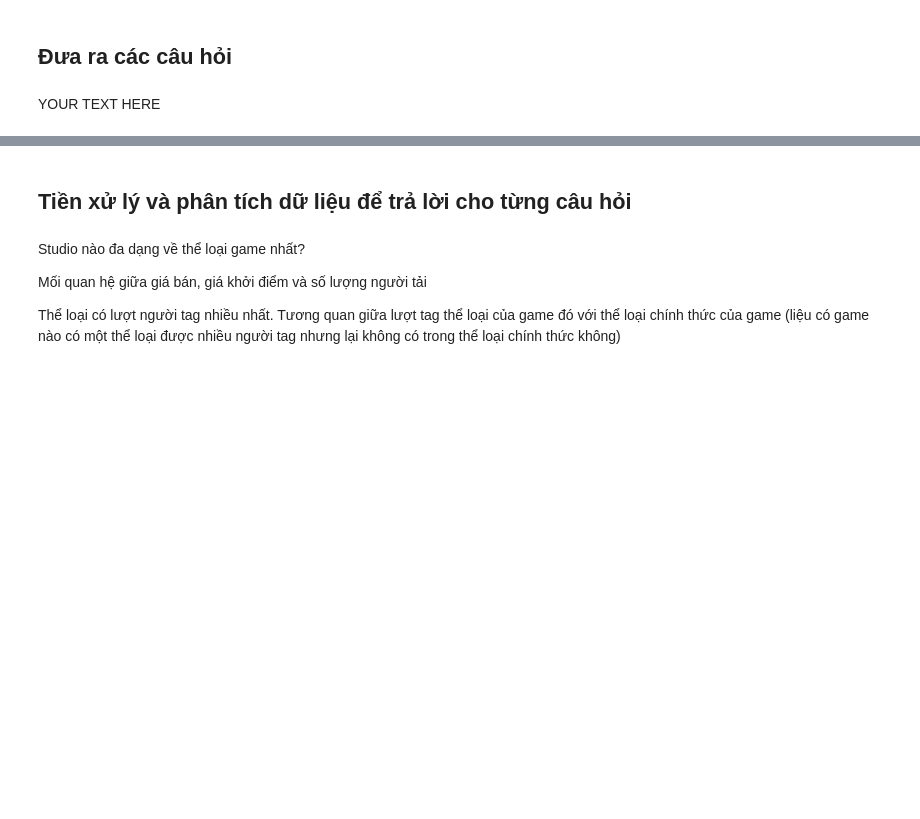
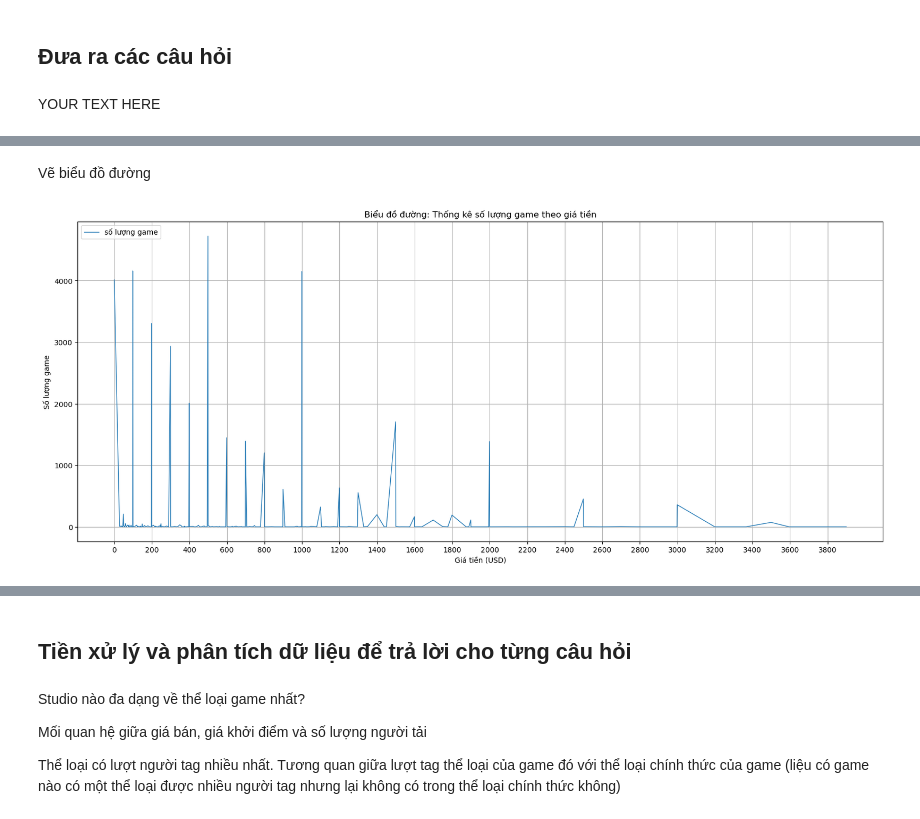
Before and after one commit to Phlinh29102/GR09-LTKHDL, a Jupyter notebook: source.ipynb, the cells around one changed output, grey strips where cells are left out. Cells and saved outputs as stored; diff of their text form; code cells hidden in the pictures; blank space fills up the shorter version.

```diff
--- a/source.ipynb
+++ b/source.ipynb
@@ -500,0 +565,12 @@ YOUR TEXT HERE
+# %%
+def q1(x):
+    return x.quantile(0.25)
+def interval_zone(col):
+    return tuple(np.round([col.mean()-3*col.std(),col.mean()+3*col.std()],1))
+def mode(col):
+    return pd.Series.mode(col)[0]
+# 90th Percentile
+def q3(x):
+    return x.quantile(0.75)
+info_price=low_owner.Price.agg(['min','max','mean',mode,'median','std', q1,q3,interval_zone])
+info_price
@@ -500,0 +600,3 @@ YOUR TEXT HERE
+# %%
+upper_interval=int(info_price.iloc[8][1])
+upper_interval
@@ -500,0 +605,2 @@ YOUR TEXT HERE
+# %%
+low_owner_plot=low_owner[low_owner.Price<=upper_interval]
@@ -500,0 +609,3 @@ YOUR TEXT HERE
+# %%
+price_low_owner=low_owner_plot.Price.value_counts().sort_index()
+display(price_low_owner)
@@ -500,0 +625,18 @@ YOUR TEXT HERE
+# %% [markdown]
+Vẽ biểu đồ đường
+# %%
+fig =plt.subplots(figsize=(20,8))
+
+price=np.array(price_low_owner.keys())
+num_game=np.array(price_low_owner.values)
+
+plt.plot(price,num_game,linestyle='-',linewidth=1,label='số lượng game')
+plt.xlabel('Giá tiền (USD)')
+plt.ylabel('Số lượng game')
+plt.title('Biểu đồ đường: Thống kê số lượng game theo giá tiền')
+plt.legend(loc='upper left')
+plt.xticks(range(0,price[-1],200))
+plt.grid(True)
+plt.show()
+# %% [output]
+[figure, added]
```
Also changed, not shown: parts of 36 cells of this notebook.
